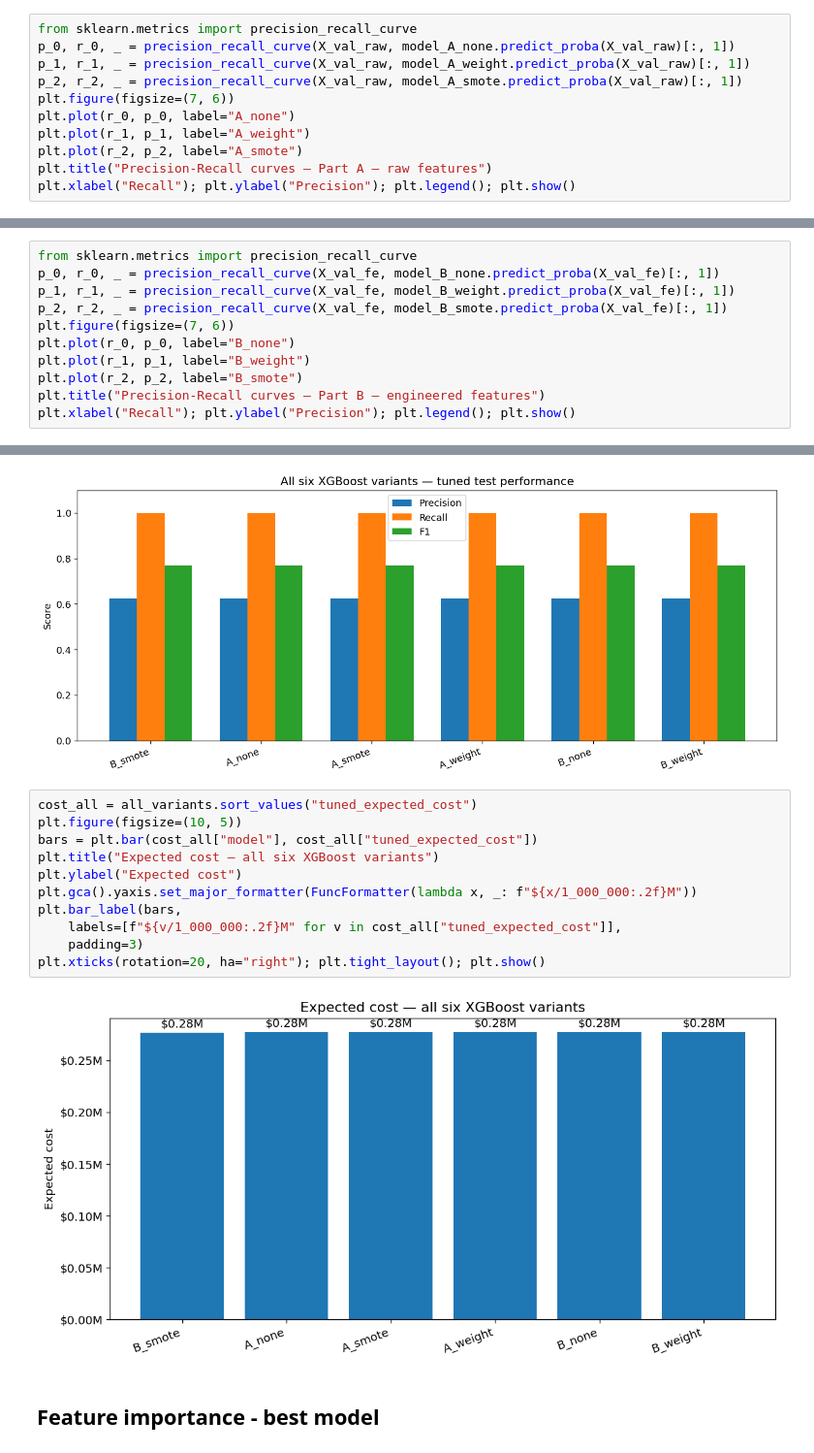
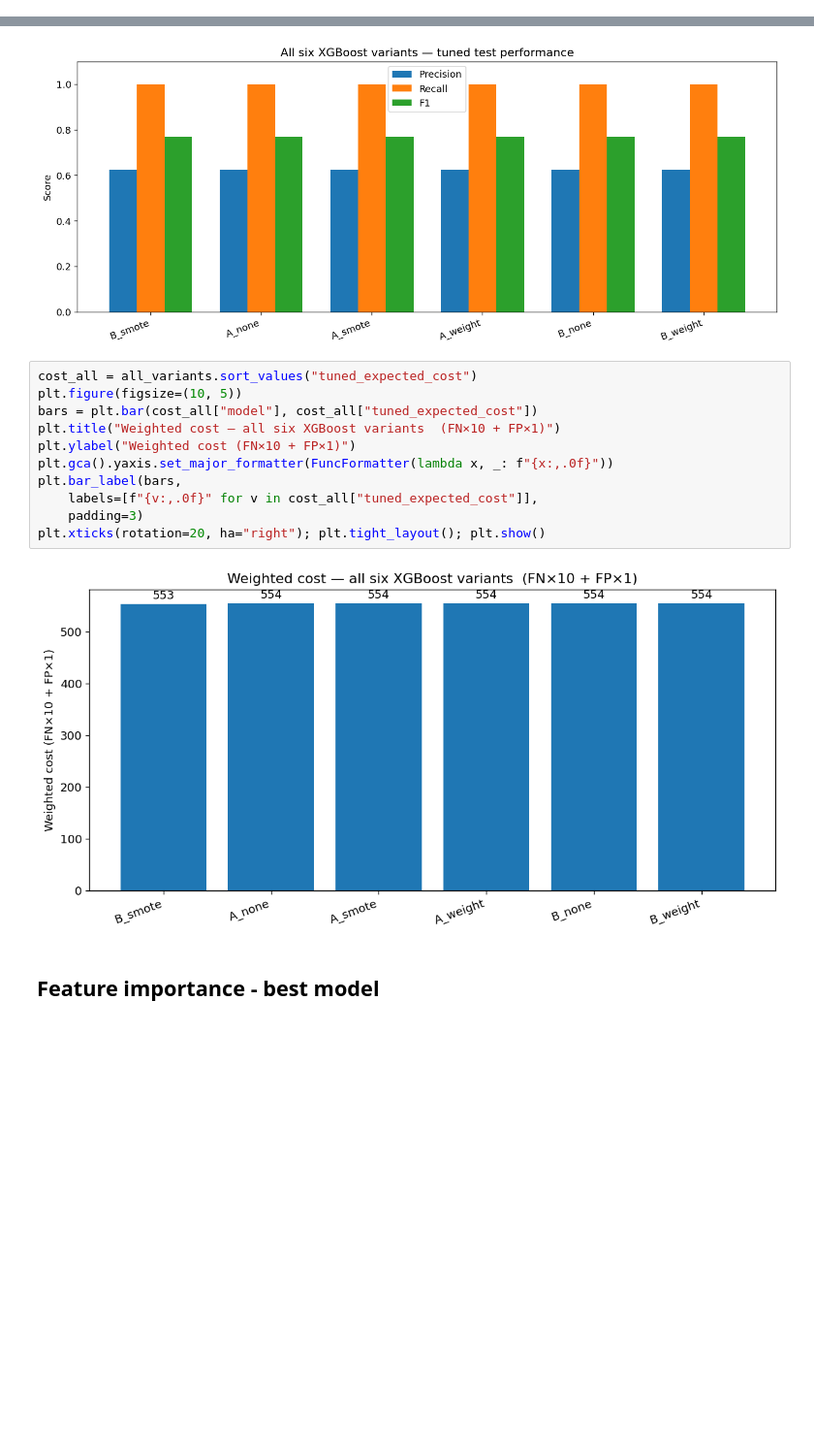
Before and after one commit to tanyelutsik/multimodal-fraud-detection-thesis, a Jupyter notebook: notebook/18_mm_tabular_xgboost.ipynb, the cells around one changed output, grey strips where cells are left out. Shown at 97% size. Cells and saved outputs as stored; diff of their text form; blank space fills up the shorter version.

```diff
--- a/notebook/18_mm_tabular_xgboost.ipynb
+++ b/notebook/18_mm_tabular_xgboost.ipynb
@@ -1006,13 +1046,2 @@ plt.tight_layout(); plt.show()
 # %% [markdown]
 ## Precision-Recall curves
-# %%
-from sklearn.metrics import precision_recall_curve
-p_0, r_0, _ = precision_recall_curve(X_val_raw, model_A_none.predict_proba(X_val_raw)[:, 1])
-p_1, r_1, _ = precision_recall_curve(X_val_raw, model_A_weight.predict_proba(X_val_raw)[:, 1])
-p_2, r_2, _ = precision_recall_curve(X_val_raw, model_A_smote.predict_proba(X_val_raw)[:, 1])
-plt.figure(figsize=(7, 6))
-plt.plot(r_0, p_0, label="A_none")
-plt.plot(r_1, p_1, label="A_weight")
-plt.plot(r_2, p_2, label="A_smote")
-plt.title("Precision-Recall curves — Part A — raw features")
-plt.xlabel("Recall"); plt.ylabel("Precision"); plt.legend(); plt.show()
@@ -1868,13 +1906,2 @@ plt.tight_layout(); plt.show()
 # %% [markdown]
 ## Precision-Recall curves
-# %%
-from sklearn.metrics import precision_recall_curve
-p_0, r_0, _ = precision_recall_curve(X_val_fe, model_B_none.predict_proba(X_val_fe)[:, 1])
-p_1, r_1, _ = precision_recall_curve(X_val_fe, model_B_weight.predict_proba(X_val_fe)[:, 1])
-p_2, r_2, _ = precision_recall_curve(X_val_fe, model_B_smote.predict_proba(X_val_fe)[:, 1])
-plt.figure(figsize=(7, 6))
-plt.plot(r_0, p_0, label="B_none")
-plt.plot(r_1, p_1, label="B_weight")
-plt.plot(r_2, p_2, label="B_smote")
-plt.title("Precision-Recall curves — Part B — engineered features")
-plt.xlabel("Recall"); plt.ylabel("Precision"); plt.legend(); plt.show()
@@ -1963,16 +1988,16 @@ plt.legend(); plt.ylim(0, 1.1); plt.tight_layout(); plt.show()
 # %%
 cost_all = all_variants.sort_values("tuned_expected_cost")
 plt.figure(figsize=(10, 5))
 bars = plt.bar(cost_all["model"], cost_all["tuned_expected_cost"])
-plt.title("Expected cost — all six XGBoost variants")
-plt.ylabel("Expected cost")
-plt.gca().yaxis.set_major_formatter(FuncFormatter(lambda x, _: f"${x/1_000_000:.2f}M"))
+plt.title("Weighted cost — all six XGBoost variants  (FN×10 + FP×1)")
+plt.ylabel("Weighted cost (FN×10 + FP×1)")
+plt.gca().yaxis.set_major_formatter(FuncFormatter(lambda x, _: f"{x:,.0f}"))
 plt.bar_label(bars,
-    labels=[f"${v/1_000_000:.2f}M" for v in cost_all["tuned_expected_cost"]],
+    labels=[f"{v:,.0f}" for v in cost_all["tuned_expected_cost"]],
     padding=3)
 plt.xticks(rotation=20, ha="right"); plt.tight_layout(); plt.show()
 # %% [output]
-[figure, old version]
+[figure, new version]
 # %% [markdown]
 ## Feature importance - best model
 # %%
```
Also changed, not shown: parts of 37 cells of this notebook, 8 other files.
